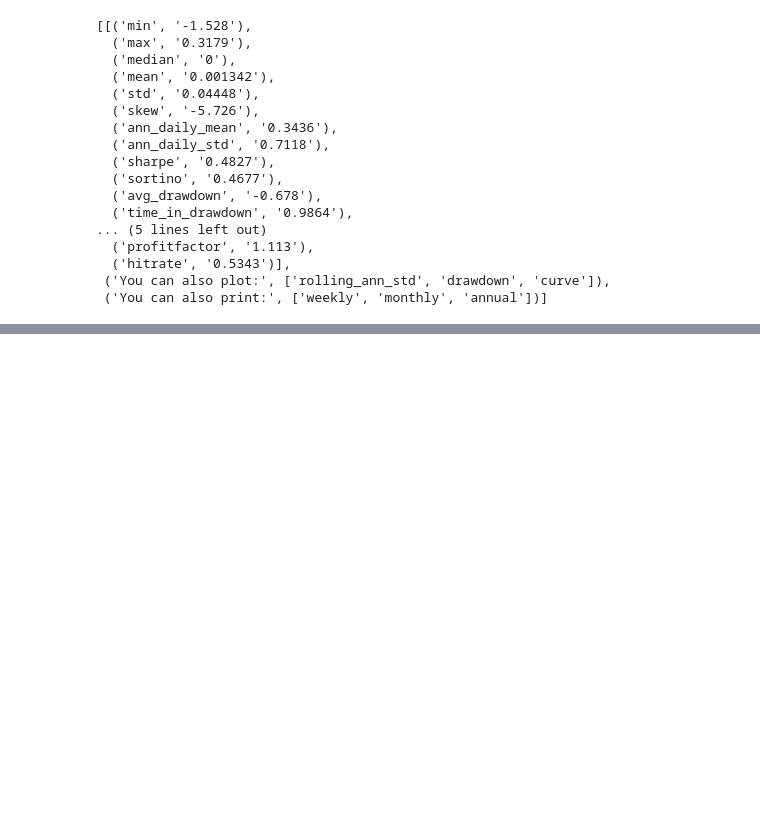
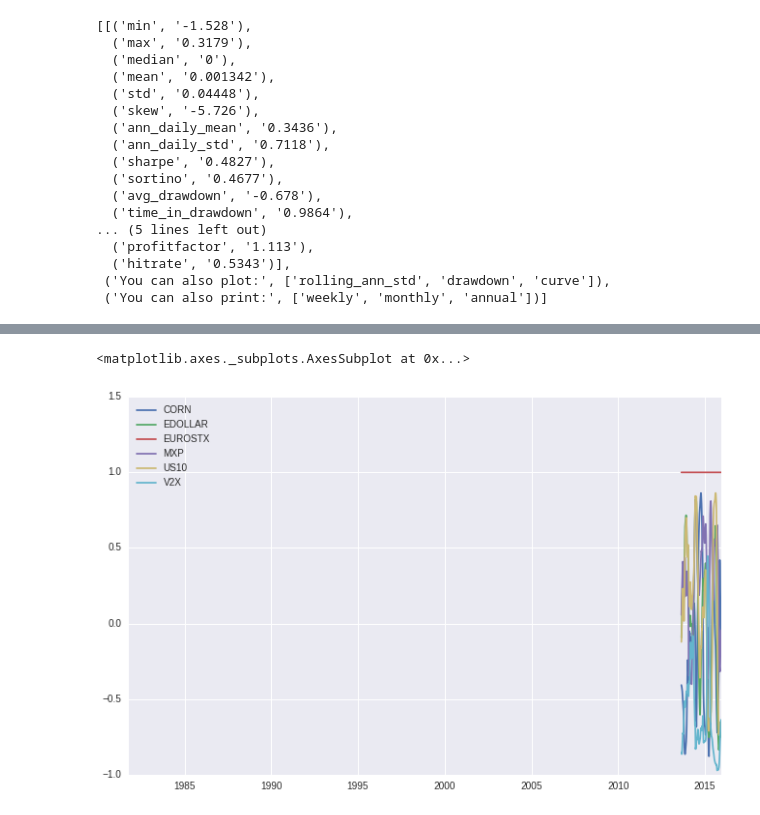
Before and after one commit to cmorgan/pysystemtrade, a Jupyter notebook: examples/introduction/chapter15.ipynb, the cells around one changed output, grey strips where cells are left out. Saved outputs shown, nothing was run; the diff lists cells and outputs as text; code cells hidden in the pictures; blank space fills up the shorter version.

```diff
--- a/examples/introduction/chapter15.ipynb
+++ b/examples/introduction/chapter15.ipynb
@@ -74,0 +75,5 @@ NonGuiException:
+# %%
+pd.rolling_corr(p['EUROSTX'], p, 100).plot()
+# %% [output]
+<matplotlib.axes._subplots.AxesSubplot at 0x...>
+[figure, added]
```
Also changed, not shown: parts of 21 cells of this notebook.
